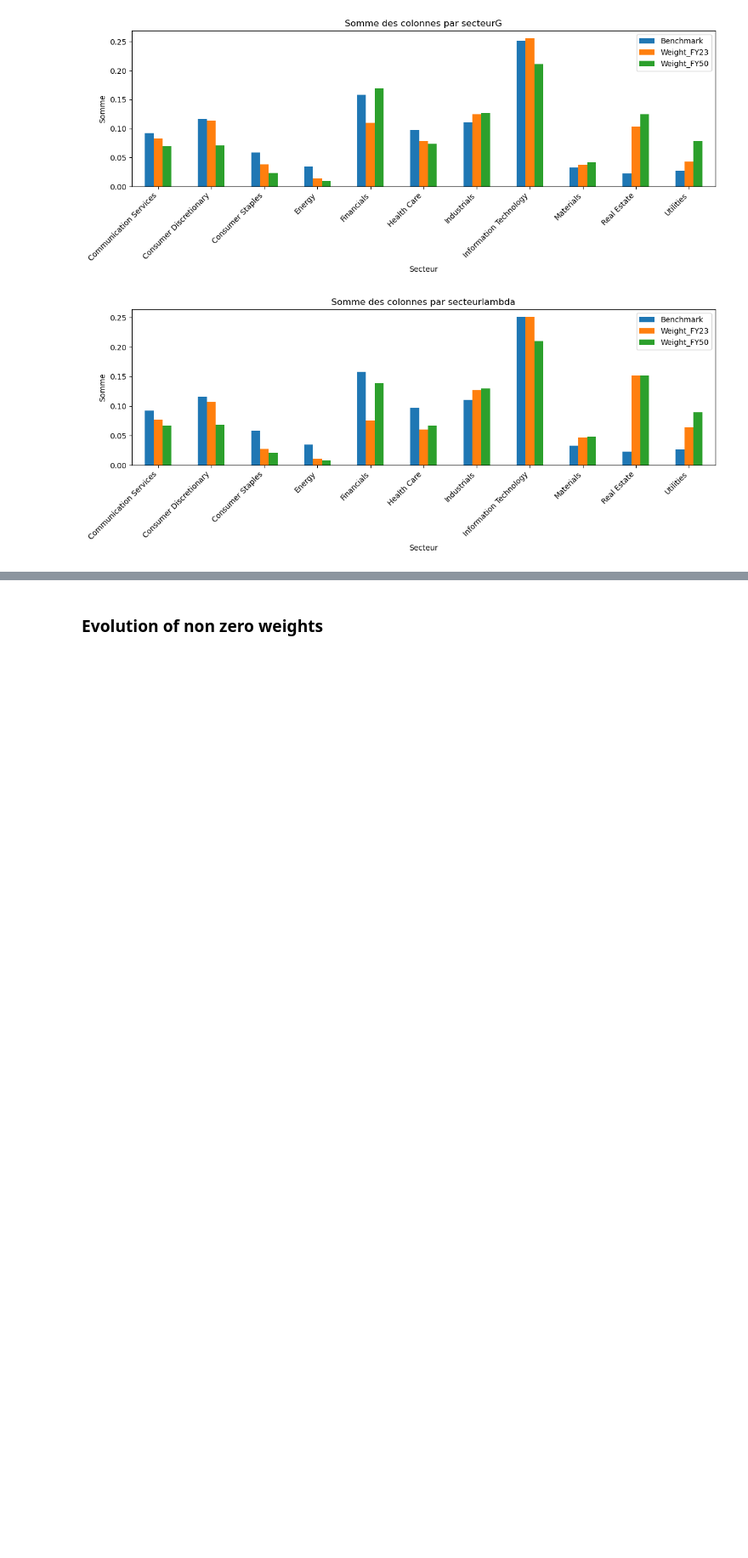
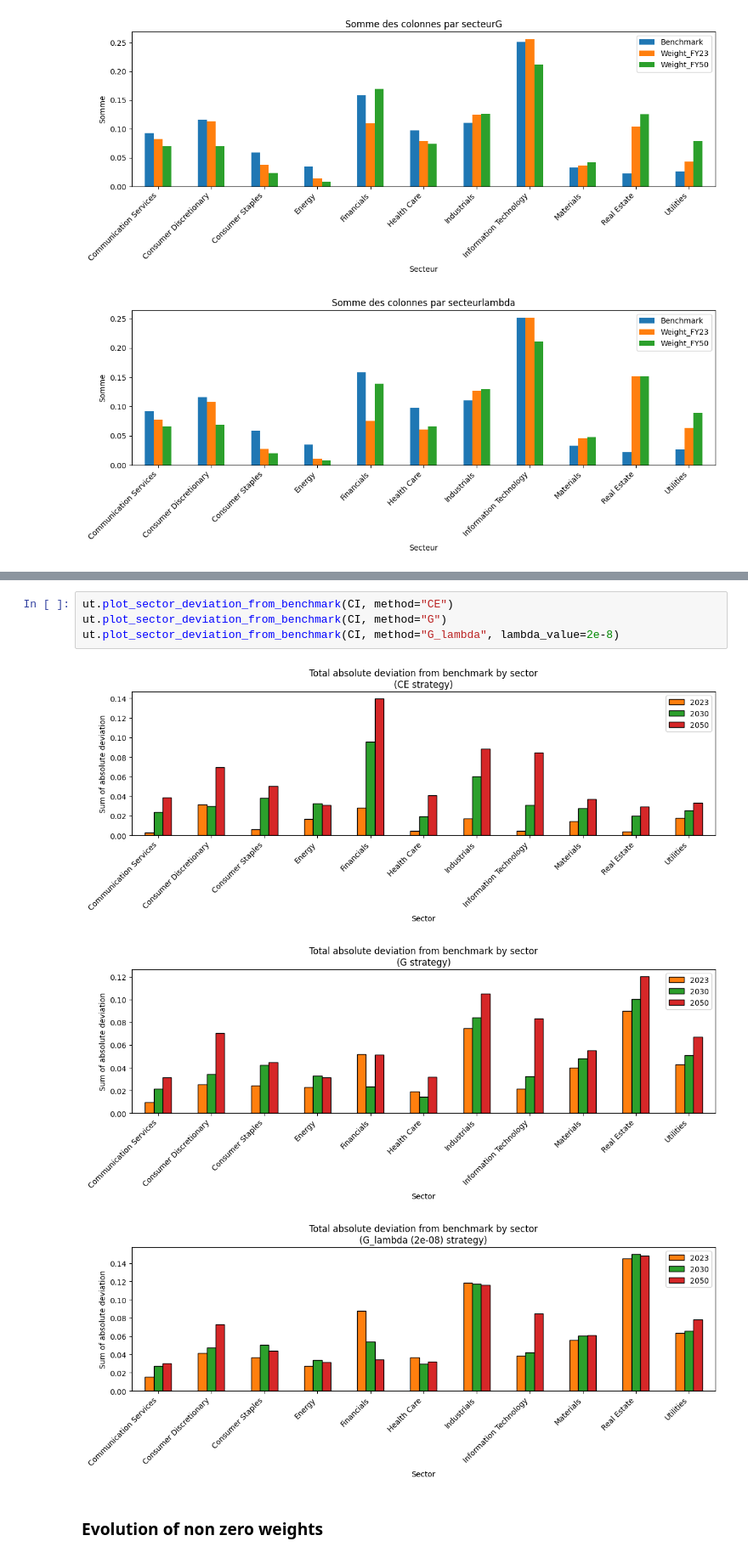
Before and after one commit to MoutetMaxime/net-zero-portfolio, a Jupyter notebook: code/notebooks/comparaison_bis.ipynb, the cells around one changed output, grey strips where cells are left out. Shown at 85% size. Saved outputs shown, nothing was run; the diff lists cells and outputs as text; blank space fills up the shorter version.

```diff
--- a/code/notebooks/comparaison_bis.ipynb
+++ b/code/notebooks/comparaison_bis.ipynb
@@ -95,3 +100,11 @@ ut.hist_per_sector(CI,"Weight_G_lambda_"+str(l)+"_FY", "lambda")
+# %%
+ut.plot_sector_deviation_from_benchmark(CI, method="CE")
+ut.plot_sector_deviation_from_benchmark(CI, method="G")
+ut.plot_sector_deviation_from_benchmark(CI, method="G_lambda", lambda_value=2e-8)
+# %% [output]
+[figure, added]
+[figure, added]
+[figure, added]
 # %% [markdown]
 ### Evolution of non zero weights
 # %%
```
Also changed, not shown: parts of 4 cells of this notebook, 2 other files.
